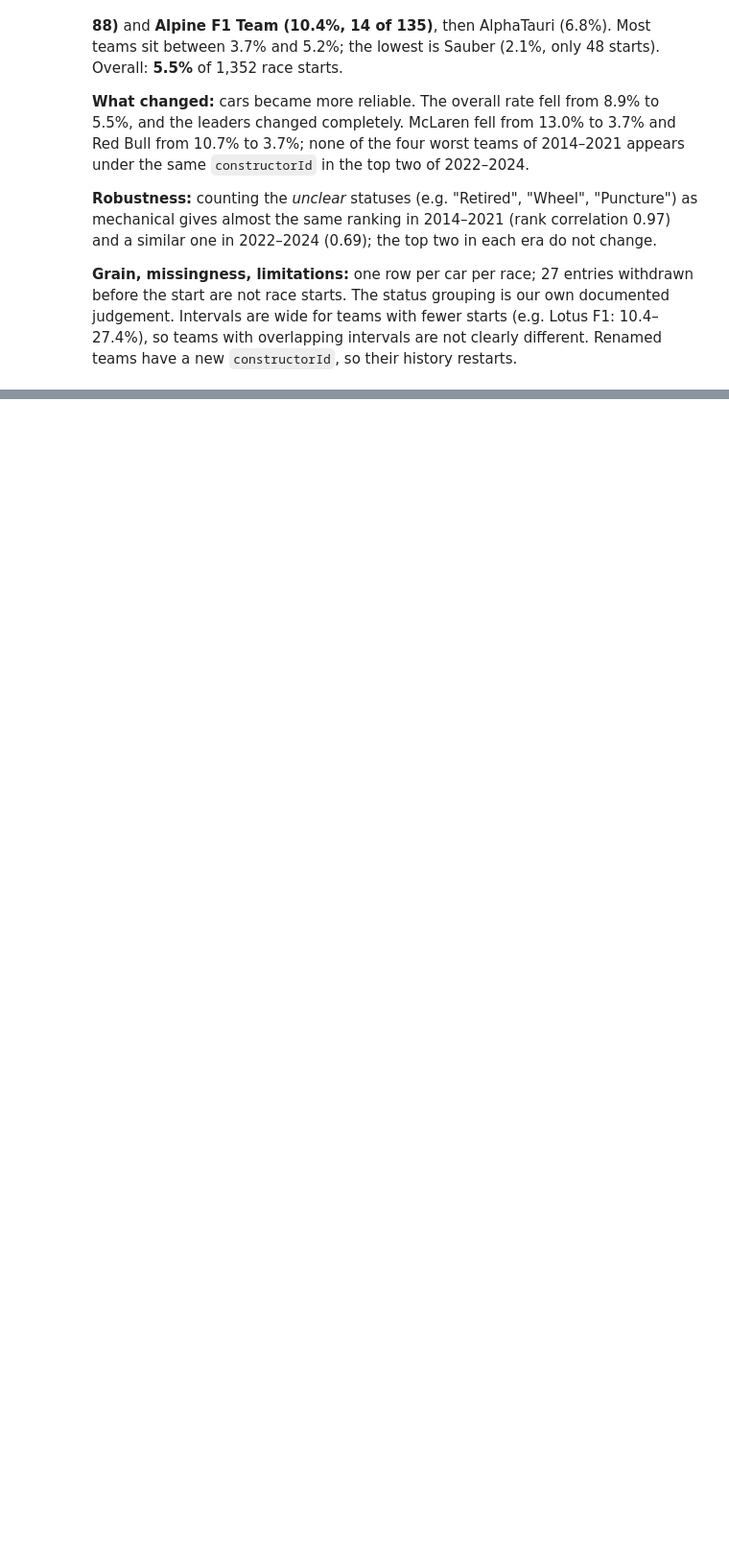
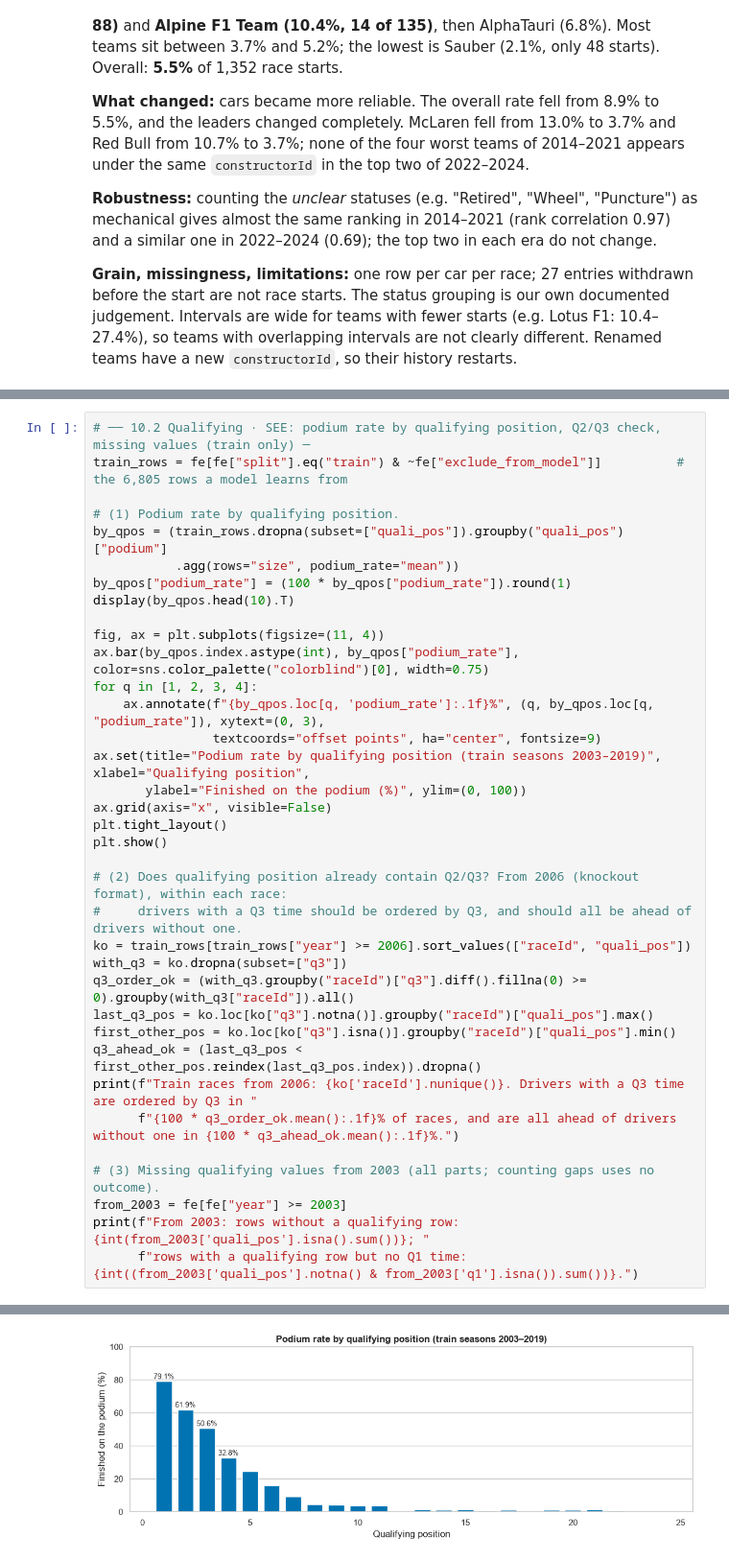
Before and after one commit to OmarOsama55/ACL_F1, a Jupyter notebook: notebooks/01_data_cleaning_audit.ipynb, the cells around one changed output, grey strips where cells are left out. Shown at 96% size. Drawn from its saved outputs; the diff is of its cells as text; blank space fills up the shorter version.

```diff
--- a/notebooks/01_data_cleaning_audit.ipynb
+++ b/notebooks/01_data_cleaning_audit.ipynb
@@ -3110,0 +3228,37 @@ plt.show()
+# %%
+# ── 10.2 Qualifying · SEE: podium rate by qualifying position, Q2/Q3 check, missing values (train only) ─
+train_rows = fe[fe["split"].eq("train") & ~fe["exclude_from_model"]]          # the 6,805 rows a model learns from
+
+# (1) Podium rate by qualifying position.
+by_qpos = (train_rows.dropna(subset=["quali_pos"]).groupby("quali_pos")["podium"]
+           .agg(rows="size", podium_rate="mean"))
+by_qpos["podium_rate"] = (100 * by_qpos["podium_rate"]).round(1)
+display(by_qpos.head(10).T)
+
+fig, ax = plt.subplots(figsize=(11, 4))
+ax.bar(by_qpos.index.astype(int), by_qpos["podium_rate"], color=sns.color_palette("colorblind")[0], width=0.75)
+for q in [1, 2, 3, 4]:
+    ax.annotate(f"{by_qpos.loc[q, 'podium_rate']:.1f}%", (q, by_qpos.loc[q, "podium_rate"]), xytext=(0, 3),
+                textcoords="offset points", ha="center", fontsize=9)
+ax.set(title="Podium rate by qualifying position (train seasons 2003–2019)", xlabel="Qualifying position",
+       ylabel="Finished on the podium (%)", ylim=(0, 100))
+ax.grid(axis="x", visible=False)
+plt.tight_layout()
+plt.show()
+
+# (2) Does qualifying position already contain Q2/Q3? From 2006 (knockout format), within each race:
+#     drivers with a Q3 time should be ordered by Q3, and should all be ahead of drivers without one.
+ko = train_rows[train_rows["year"] >= 2006].sort_values(["raceId", "quali_pos"])
+with_q3 = ko.dropna(subset=["q3"])
+q3_order_ok = (with_q3.groupby("raceId")["q3"].diff().fillna(0) >= 0).groupby(with_q3["raceId"]).all()
+last_q3_pos = ko.loc[ko["q3"].notna()].groupby("raceId")["quali_pos"].max()
+first_other_pos = ko.loc[ko["q3"].isna()].groupby("raceId")["quali_pos"].min()
+q3_ahead_ok = (last_q3_pos < first_other_pos.reindex(last_q3_pos.index)).dropna()
+print(f"Train races from 2006: {ko['raceId'].nunique()}. Drivers with a Q3 time are ordered by Q3 in "
+      f"{100 * q3_order_ok.mean():.1f}% of races, and are all ahead of drivers without one in {100 * q3_ahead_ok.mean():.1f}%.")
+
+# (3) Missing qualifying values from 2003 (all parts; counting gaps uses no outcome).
+from_2003 = fe[fe["year"] >= 2003]
+print(f"From 2003: rows without a qualifying row: {int(from_2003['quali_pos'].isna().sum())}; "
+      f"rows with a qualifying row but no Q1 time: {int((from_2003['quali_pos'].notna() & from_2003['q1'].isna()).sum())}.")
+# %% [output]
@@ -3110,0 +3268 @@ plt.show()
+[figure, added]
```
Also changed, not shown: parts of 78 cells of this notebook.
